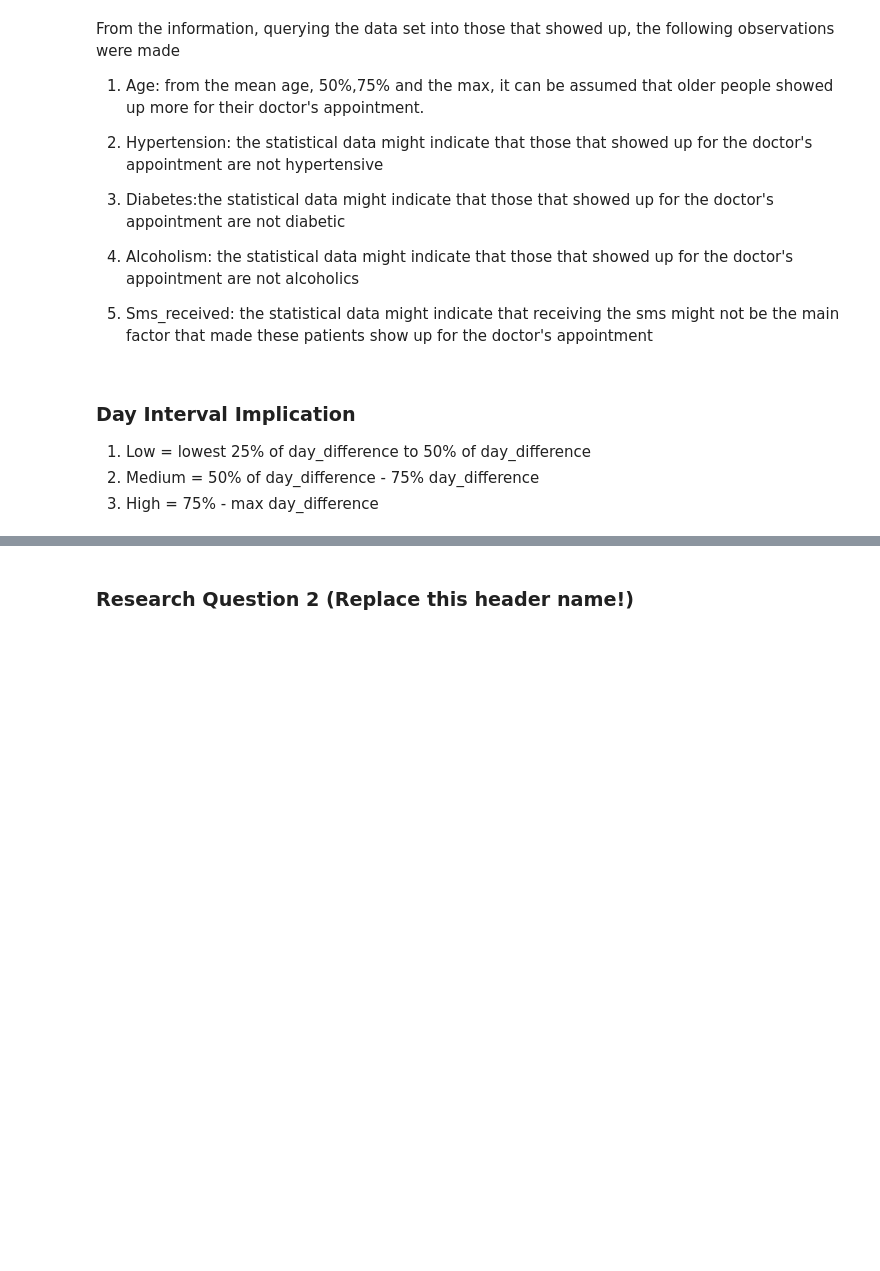
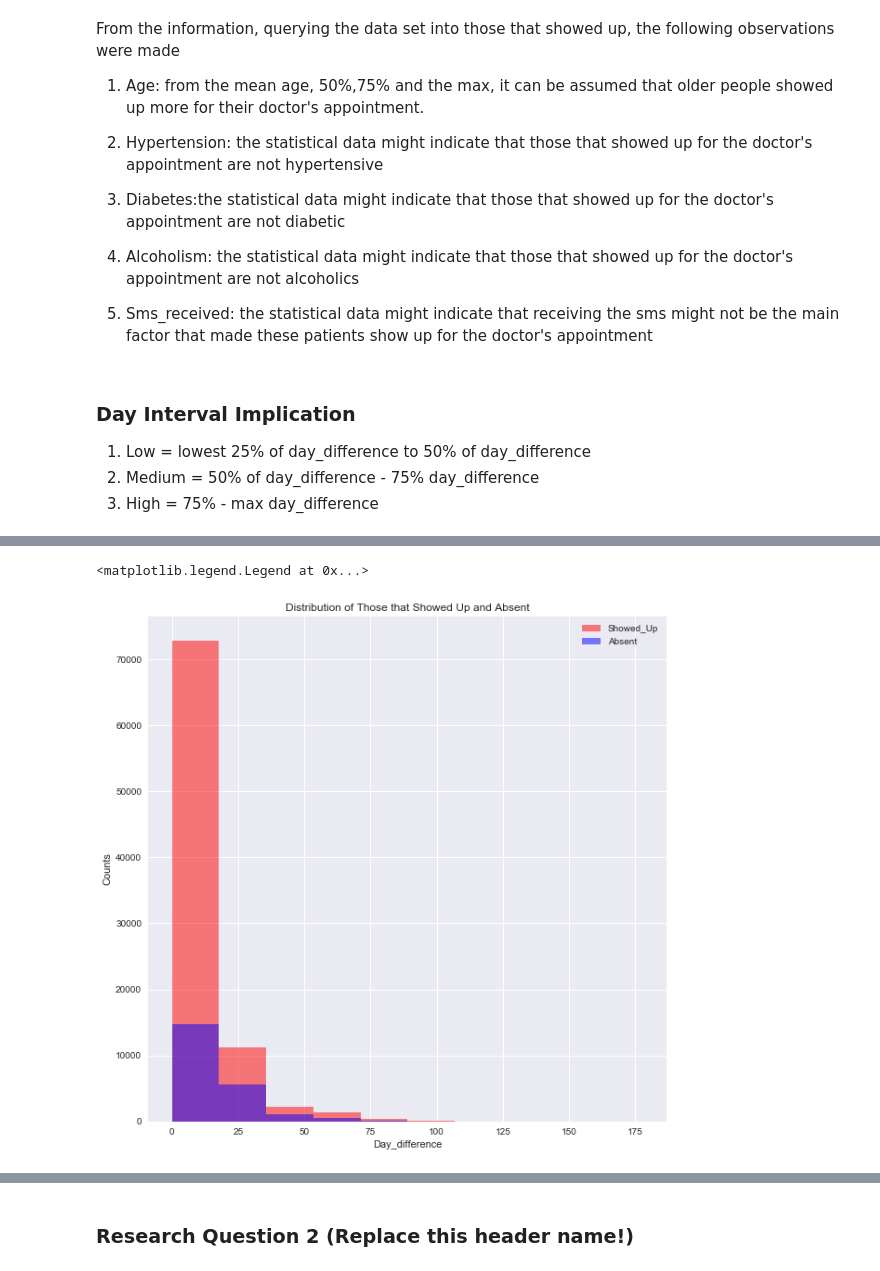
Before and after one commit to chichi012/Udacity-Project-2, a Jupyter notebook: Project2.ipynb, the cells around one changed output, grey strips where cells are left out. Cells and saved outputs as stored; diff of their text form; code cells hidden in the pictures; blank space fills up the shorter version.

```diff
--- a/Project2.ipynb
+++ b/Project2.ipynb
@@ -295,2 +409,12 @@ Name: day_difference, dtype: float64
+# %%
+showed_up['day_difference'].hist(color='r',alpha=0.5,label='Showed_Up',figsize=(10,10))
+absent['day_difference'].hist(color='b',alpha=0.5,label='Absent',figsize=(10,10))
+plt.xlabel('Day_difference')
+plt.ylabel('Counts')
+plt.title('Distribution of Those that Showed Up and Absent')
+plt.legend()
+# %% [output]
+<matplotlib.legend.Legend at 0x...>
+[figure, added]
 # %%
 #The 'day_difference' is a converted to a categorical feature using Pandas.cut
```
Also changed, not shown: parts of 36 cells of this notebook.
